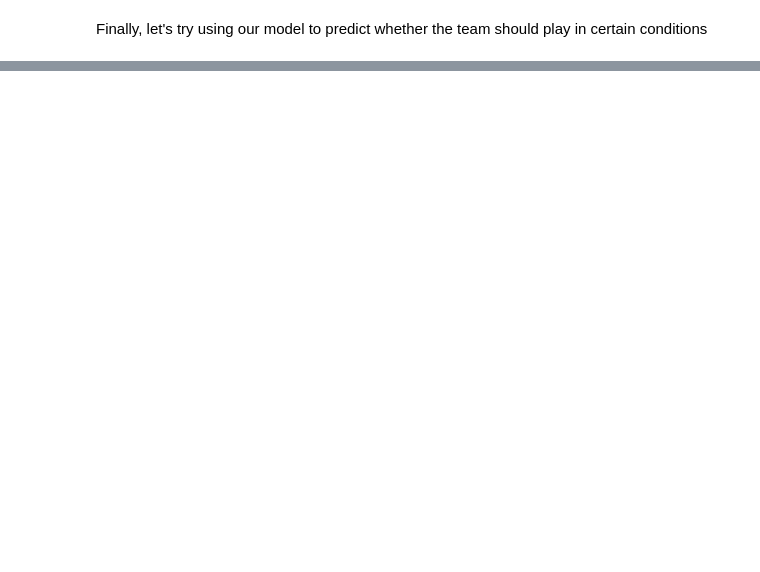
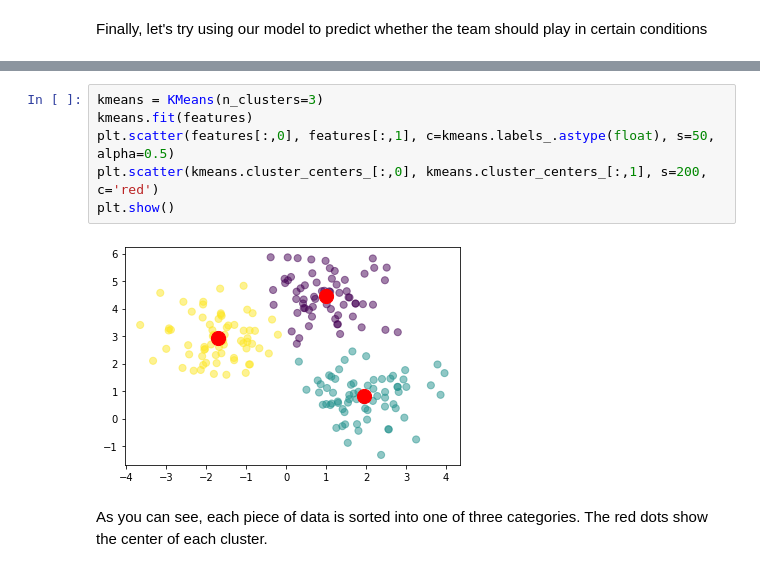
Before and after one commit to richeym-umich/ml-tutorials, a Jupyter notebook: Machine_Learning_Tutorial_Getting_Started_with_SciKitLearn.ipynb, the cells around one changed output, grey strips where cells are left out. Drawn from its saved outputs; the diff is of its cells as text; blank space fills up the shorter version.

```diff
--- a/Machine_Learning_Tutorial_Getting_Started_with_SciKitLearn.ipynb
+++ b/Machine_Learning_Tutorial_Getting_Started_with_SciKitLearn.ipynb
@@ -57,0 +104,10 @@ print("Should the team play in these conditions?: " + str(le.inverse_transform(p
+# %%
+kmeans = KMeans(n_clusters=3)
+kmeans.fit(features)
+plt.scatter(features[:,0], features[:,1], c=kmeans.labels_.astype(float), s=50, alpha=0.5)
+plt.scatter(kmeans.cluster_centers_[:,0], kmeans.cluster_centers_[:,1], s=200, c='red')
+plt.show()
+# %% [output]
+[figure, added]
+# %% [markdown]
+As you can see, each piece of data is sorted into one of three categories. The red dots show the center of each cluster.
```
Also changed, not shown: parts of 12 cells of this notebook.
